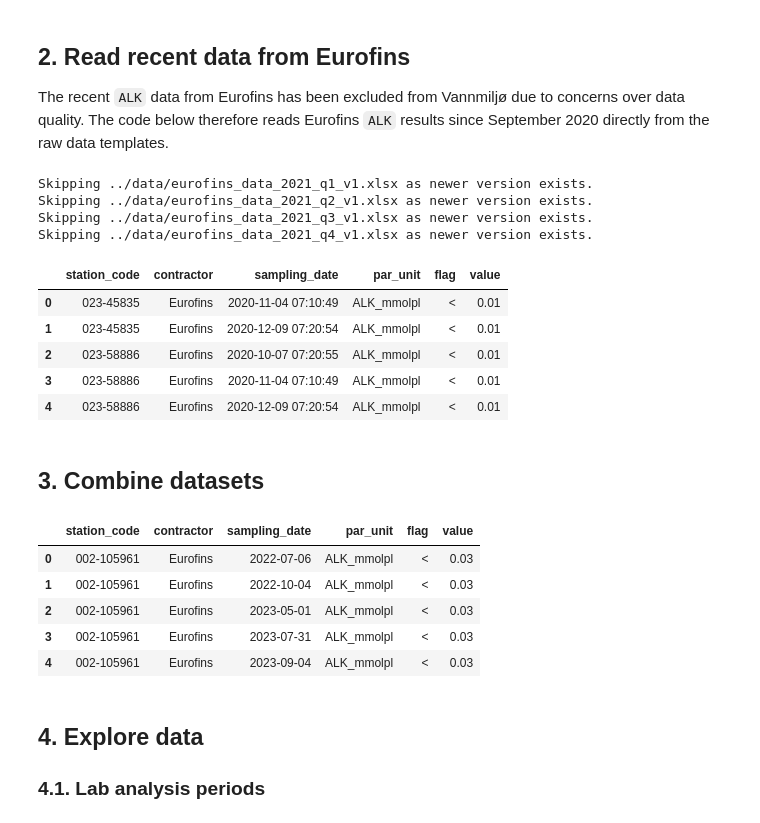
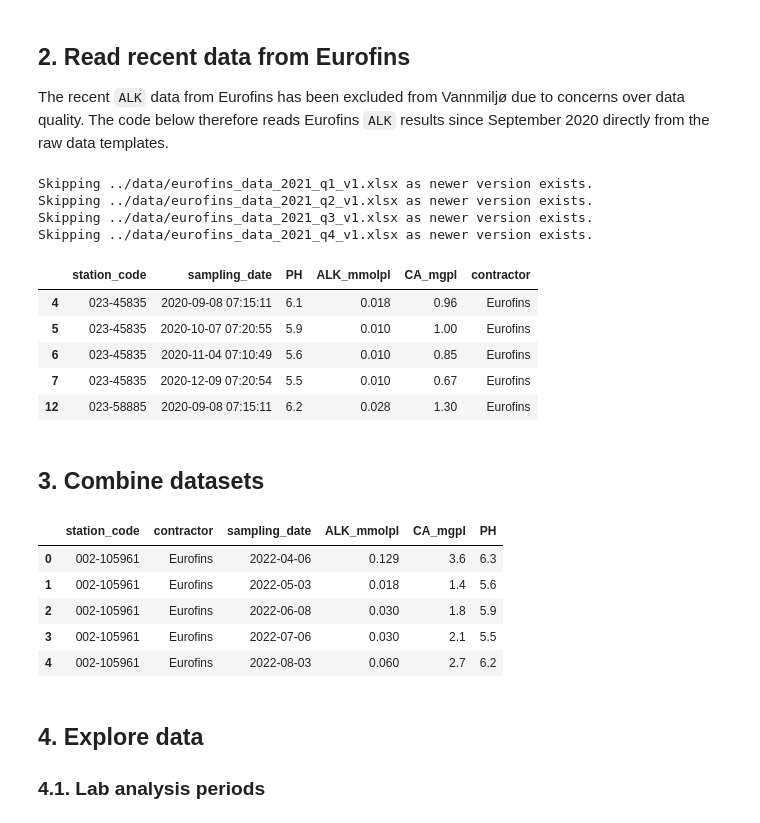
Before and after one commit to NIVANorge/tiltaksovervakingen, a Jupyter notebook: notebooks/explore_alkalinity.ipynb, the cells around one changed output. Drawn from its saved outputs; the diff is of its cells as text; code cells hidden in the pictures.

```diff
--- a/notebooks/explore_alkalinity.ipynb
+++ b/notebooks/explore_alkalinity.ipynb
@@ -136,46 +144,48 @@ The recent `ALK` data from Eurofins has been excluded from Vannmiljø due to con
 # %%
 # Read data from Eurofins templates
 search_path = r"../data/eurofins_data_*.xlsx"
 flist = sorted(glob.glob(search_path))
 df_list = []
 for fpath in flist:
     # Use latest version of each file
     if (os.path.basename(fpath).split("_")[-1] == "v1.xlsx") and (
         fpath.replace("_v1", "_v2") in flist
     ):
         print("Skipping", fpath, "as newer version exists.")
         continue
     eur_df = pd.read_excel(
         fpath,
         sheet_name="results",
         skiprows=3,
-        usecols="C,G,L",
+        usecols="C,G,J,L,W",
         header=None,
     )
-    eur_df.columns = ["station_code", "sampling_date", "value"]
-    eur_df["flag"] = (
-        eur_df["value"].astype(str).apply(lambda x: "<" if "<" in x else "=")
-    )
-    eur_df["value"] = (
-        eur_df["value"].str.replace("<", "").str.replace(",", ".").astype(float)
-    )
+    eur_df.columns = ["station_code", "sampling_date", "PH", "ALK_mmolpl", "CA_mgpl"]
+    for col in ["PH", "ALK_mmolpl", "CA_mgpl"]:
+        eur_df[col] = (
+            eur_df[col]
+            .astype(str)
+            .str.replace("<", "")
+            .str.replace(",", ".")
+            .astype(float)
+        )
     eur_df["contractor"] = "Eurofins"
-    eur_df["par_unit"] = "ALK_mmolpl"
-    eur_df = eur_df[id_cols + ["value"]].dropna(subset="value").reset_index(drop=True)
+    eur_df.groupby(["station_code", "contractor", "sampling_date"]).mean().reset_index()
+    eur_df = eur_df.dropna(subset="ALK_mmolpl")
     df_list.append(eur_df)
 eur_df = pd.concat(df_list, axis="rows")
 eur_df.head()
 # %% [output]
 Skipping ../data/eurofins_data_2021_q1_v1.xlsx as newer version exists.
 Skipping ../data/eurofins_data_2021_q2_v1.xlsx as newer version exists.
 Skipping ../data/eurofins_data_2021_q3_v1.xlsx as newer version exists.
 Skipping ../data/eurofins_data_2021_q4_v1.xlsx as newer version exists.
-|  | station_code | contractor | sampling_date | par_unit | flag | value |
-| 0 | 023-45835 | Eurofins | 2020-11-04 07:10:49 | ALK_mmolpl | < | 0.01 |
-| 1 | 023-45835 | Eurofins | 2020-12-09 07:20:54 | ALK_mmolpl | < | 0.01 |
-| 2 | 023-58886 | Eurofins | 2020-10-07 07:20:55 | ALK_mmolpl | < | 0.01 |
-| 3 | 023-58886 | Eurofins | 2020-11-04 07:10:49 | ALK_mmolpl | < | 0.01 |
-| 4 | 023-58886 | Eurofins | 2020-12-09 07:20:54 | ALK_mmolpl | < | 0.01 |
+|  | station_code | sampling_date | PH | ALK_mmolpl | CA_mgpl | contractor |
+| 4 | 023-45835 | 2020-09-08 07:15:11 | 6.1 | 0.018 | 0.96 | Eurofins |
+| 5 | 023-45835 | 2020-10-07 07:20:55 | 5.9 | 0.010 | 1.00 | Eurofins |
+| 6 | 023-45835 | 2020-11-04 07:10:49 | 5.6 | 0.010 | 0.85 | Eurofins |
+| 7 | 023-45835 | 2020-12-09 07:20:54 | 5.5 | 0.010 | 0.67 | Eurofins |
+| 12 | 023-58885 | 2020-09-08 07:15:11 | 6.2 | 0.028 | 1.30 | Eurofins |
 # %% [markdown]
 ## 3. Combine datasets
 # %%
@@ -183,15 +193,15 @@ Skipping ../data/eurofins_data_2021_q4_v1.xlsx as newer version exists.
 df = pd.concat([vm_df, eur_df], axis="rows")
 
 # Average duplicates
-df = df.groupby(id_cols).mean().reset_index()
+df = df.groupby(["station_code", "contractor", "sampling_date"]).mean().reset_index()
 df.head()
 # %% [output]
-|  | station_code | contractor | sampling_date | par_unit | flag | value |
-| 0 | 002-105961 | Eurofins | 2022-07-06 | ALK_mmolpl | < | 0.03 |
-| 1 | 002-105961 | Eurofins | 2022-10-04 | ALK_mmolpl | < | 0.03 |
-| 2 | 002-105961 | Eurofins | 2023-05-01 | ALK_mmolpl | < | 0.03 |
-| 3 | 002-105961 | Eurofins | 2023-07-31 | ALK_mmolpl | < | 0.03 |
-| 4 | 002-105961 | Eurofins | 2023-09-04 | ALK_mmolpl | < | 0.03 |
+|  | station_code | contractor | sampling_date | ALK_mmolpl | CA_mgpl | PH |
+| 0 | 002-105961 | Eurofins | 2022-04-06 | 0.129 | 3.6 | 6.3 |
+| 1 | 002-105961 | Eurofins | 2022-05-03 | 0.018 | 1.4 | 5.6 |
+| 2 | 002-105961 | Eurofins | 2022-06-08 | 0.030 | 1.8 | 5.9 |
+| 3 | 002-105961 | Eurofins | 2022-07-06 | 0.030 | 2.1 | 5.5 |
+| 4 | 002-105961 | Eurofins | 2022-08-03 | 0.060 | 2.7 | 6.2 |
 # %% [markdown]
 ## 4. Explore data
 
```
Also changed, not shown: parts of 19 cells of this notebook.
